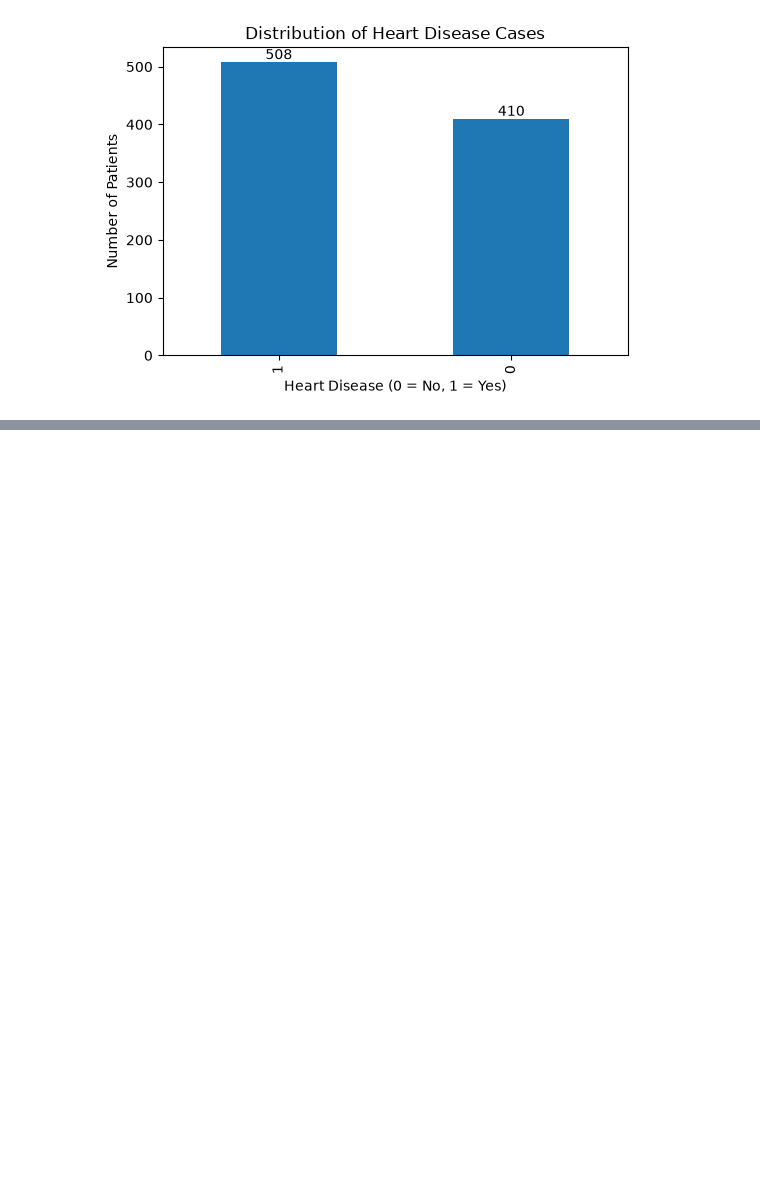
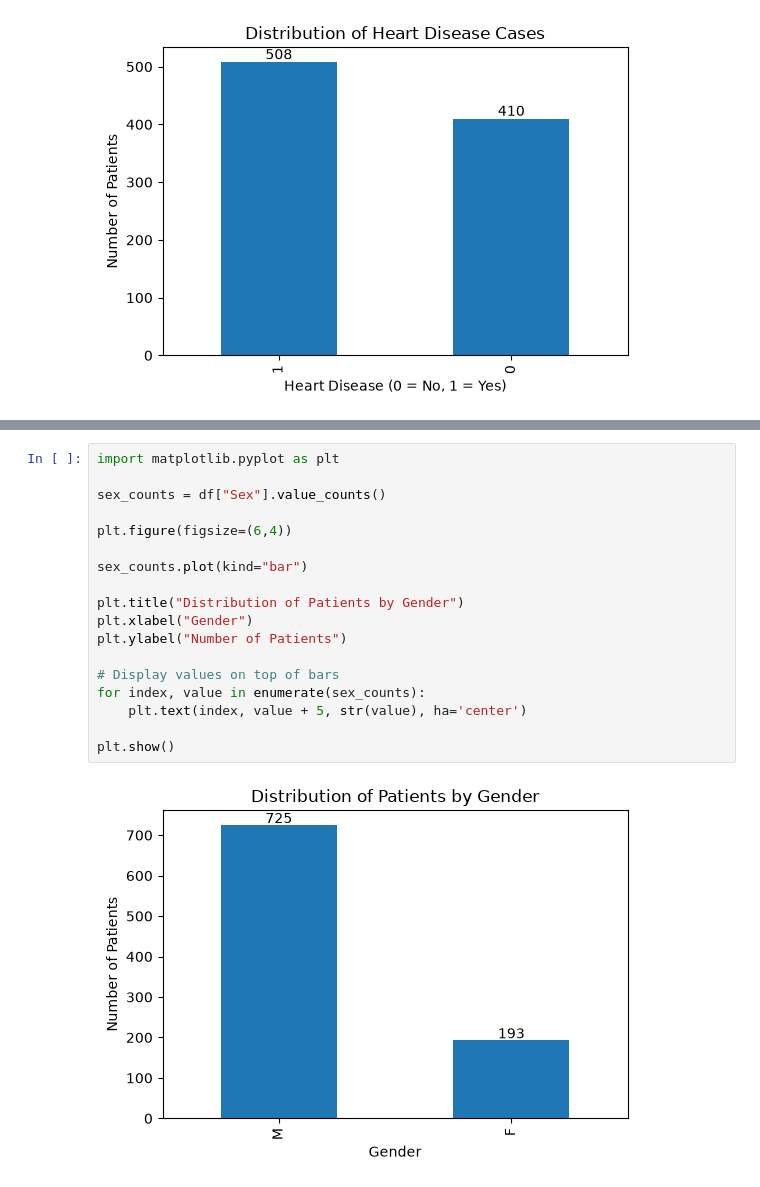
Before and after one commit to CyberFemi-x/HeartDiseasePrediction, a Jupyter notebook: notebooks/Heart_Disease_EDA.ipynb, the cells around one changed output, grey strips where cells are left out. Saved outputs shown, nothing was run; the diff lists cells and outputs as text; blank space fills up the shorter version.

```diff
--- a/notebooks/Heart_Disease_EDA.ipynb
+++ b/notebooks/Heart_Disease_EDA.ipynb
@@ -136,0 +143,20 @@ plt.show()
+# %%
+import matplotlib.pyplot as plt
+
+sex_counts = df["Sex"].value_counts()
+
+plt.figure(figsize=(6,4))
+
+sex_counts.plot(kind="bar")
+
+plt.title("Distribution of Patients by Gender")
+plt.xlabel("Gender")
+plt.ylabel("Number of Patients")
+
+# Display values on top of bars
+for index, value in enumerate(sex_counts):
+    plt.text(index, value + 5, str(value), ha='center')
+
+plt.show()
+# %% [output]
+[figure, added]
```
Also changed, not shown: parts of 23 cells of this notebook.
